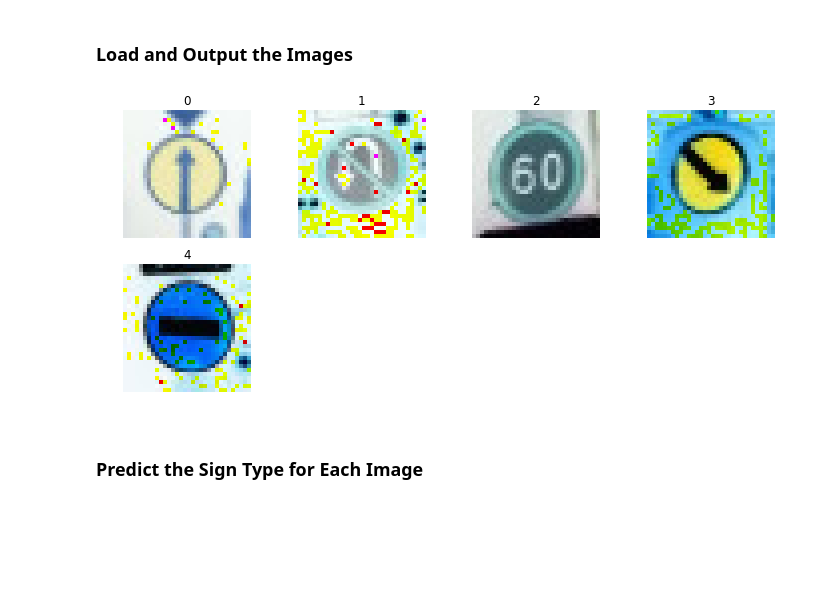
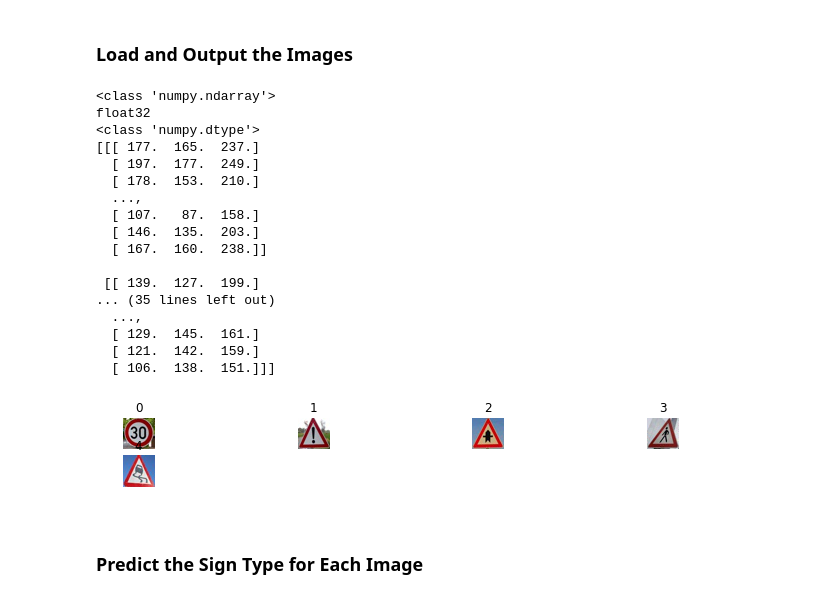
Before and after one commit to sim4life/CarND-Traffic-Sign-Classifier-Project, a Jupyter notebook: Traffic_Sign_Classifier.ipynb, the cells around one changed output. Drawn from its saved outputs; the diff is of its cells as text; code cells hidden in the pictures; blank space fills up the shorter version.

Commit message:
Updated images

```diff
--- a/Traffic_Sign_Classifier.ipynb
+++ b/Traffic_Sign_Classifier.ipynb
@@ -120,11 +120,10 @@ print("Total number of samples:{}".format(total_samples))
     #print(y_train[index])
 
 num_of_samples=[]
-plt.figure(figsize=(12, 17.5))
+plt.figure(figsize=(12, 18))
 for i in range(n_classes):
     plt.subplot(11, 4, i+1)
-    class_imgs = X_train[y_train == i]
-    plt.imshow(class_imgs[0, :, :, :]) #draw the first image of each class
+    plt.imshow(X_train[y_train == i][0])
     plt.title(i)
     plt.axis('off')
     num_of_samples.append(len(class_imgs))
@@ -401,37 +400,63 @@ You may find `signnames.csv` useful as it contains mappings from the class id (i
 # %%
 ### Load the images and plot them here.
 ### Feel free to use as many code cells as needed.
 %matplotlib inline
 
 #Import traffic signs class names
 signs_class=[]
 with open('signnames.csv', 'rt') as csvfile:
     reader = csv.DictReader(csvfile, delimiter=',')
+    new_num_of_examples = 0
     for row in reader:
         signs_class.append((row['SignName']))
+        new_num_of_examples += 1
 
 #Import new test images
 
-read_dir = 'test_images'
-test_imgs = np.empty((5,32,32,3), dtype=float)
-img_names = os.listdir(read_dir+"/")
+
+imgs_path = 'test_images'
+img_names = os.listdir(imgs_path+'/')
+new_num_of_examples = sum(os.path.isfile(os.path.join(imgs_path, f)) for f in img_names)
+test_imgs = np.empty((new_num_of_examples,32,32,3), dtype=np.float32)
 for i, img_name in enumerate(img_names):
 #     print(img_name+"\n")
     #reading in an image
-    image = mpimg.imread(read_dir+'/'+img_name)
-    # image = (mpimg.imread('test.png')*255).astype('uint8')
+#     image = mpimg.imread(imgs_path+'/'+img_name)
+    image = (mpimg.imread(imgs_path+'/'+img_name)*255).astype('uint8')
+#     new_num_of_examples += 1
     test_imgs[i] = image
 
+print(type(test_imgs[0]))
+print(test_imgs[0].dtype)
+print(type(test_imgs[i].dtype))
+print(test_imgs[0])
 #Visualize new raw images
-plt.figure(figsize=(12, 8))
-for i in range(5):
-    plt.subplot(3, 4, i+1)
+plt.figure(figsize=(12, 7.5))
+for i in range(new_num_of_examples):
+    plt.subplot(11, 4, i+1)
     plt.imshow(test_imgs[i])
     plt.title(i)
     plt.axis('off')
 plt.show()
 # %% [output]
+<class 'numpy.ndarray'>
+float32
+<class 'numpy.dtype'>
+[[[ 177.  165.  237.]
+  [ 197.  177.  249.]
+  [ 178.  153.  210.]
+  ...,
+  [ 107.   87.  158.]
+  [ 146.  135.  203.]
+  [ 167.  160.  238.]]
+
+ [[ 139.  127.  199.]
+... (35 lines left out)
+  ...,
+  [ 129.  145.  161.]
+  [ 121.  142.  159.]
+  [ 106.  138.  151.]]]
-[figure, old version]
+[figure, new version]
 # %% [markdown]
 ### Predict the Sign Type for Each Image
 # %%
```
Also changed, not shown: parts of 2 cells of this notebook, 10 other files.
